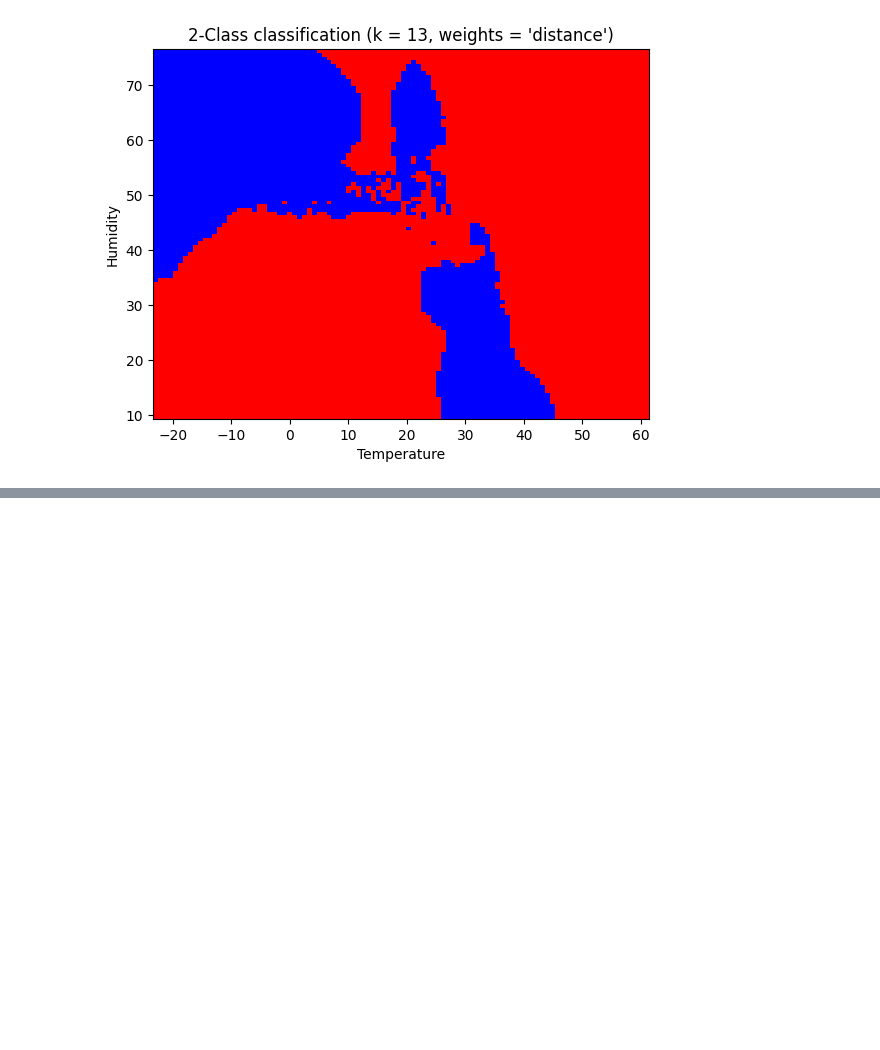
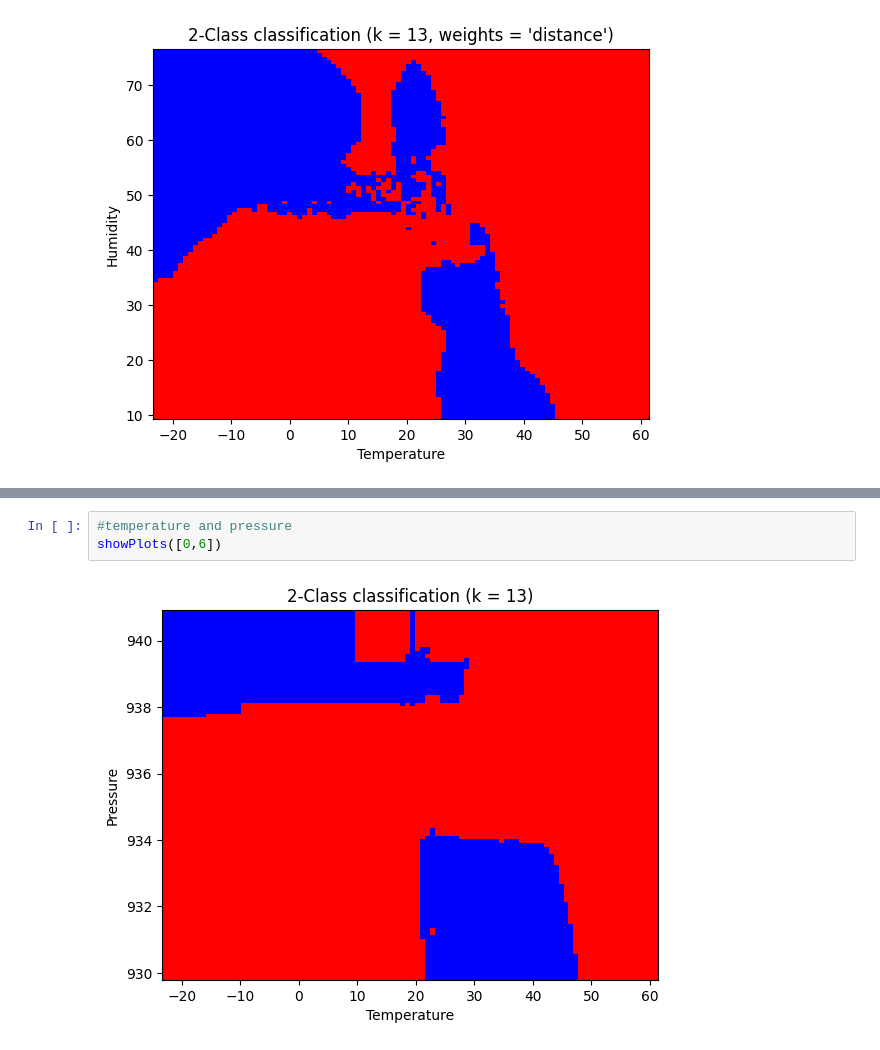
Before and after one commit to Mitchelle-Creado-15-06-1997/Smoke-Detection, a Jupyter notebook: v2/knn_final.ipynb, the cells around one changed output, grey strips where cells are left out. Saved outputs shown, nothing was run; the diff lists cells and outputs as text; blank space fills up the shorter version.

```diff
--- a/v2/knn_final.ipynb
+++ b/v2/knn_final.ipynb
@@ -419,0 +471,5 @@ plt.show()
+# %%
+#temperature and pressure
+showPlots([0,6])
+# %% [output]
+[figure, added]
```
Also changed, not shown: parts of 18 cells of this notebook.
